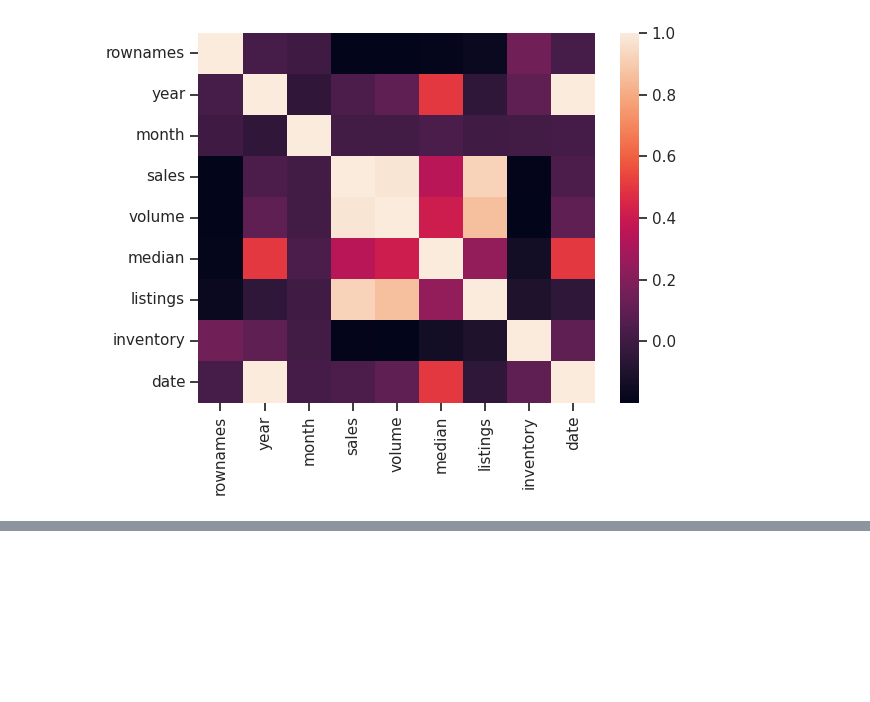
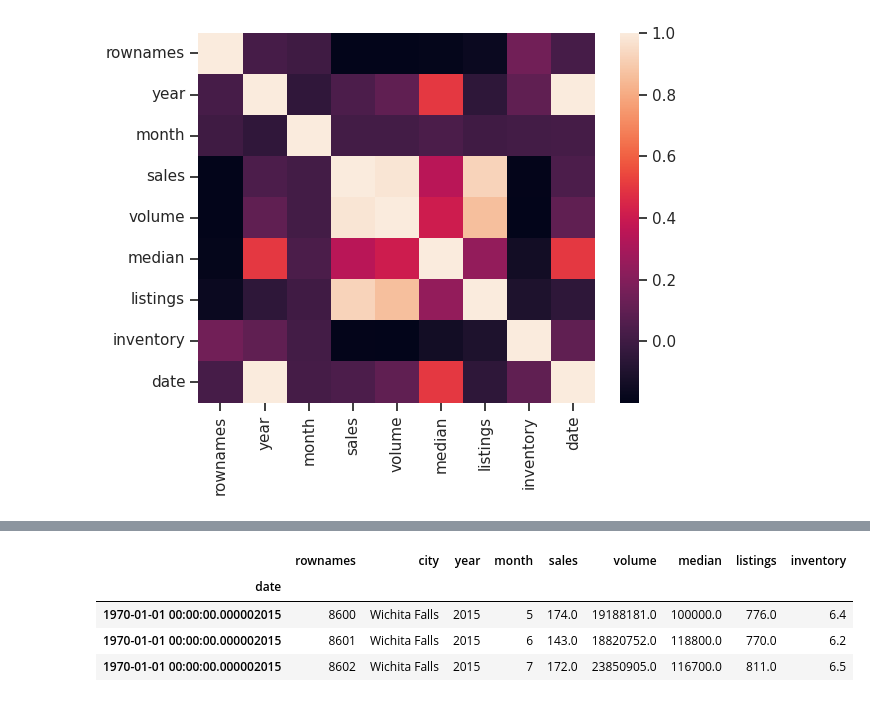
Before and after one commit to Abiramibeeyou/Exploratory-Data-Analysis, a Jupyter notebook: module2.ipynb, the cells around one changed output, grey strips where cells are left out. Cells and saved outputs as stored; diff of their text form; code cells hidden in the pictures; blank space fills up the shorter version.

```diff
--- a/module2.ipynb
+++ b/module2.ipynb
@@ -1208,0 +1418,3 @@ sns.heatmap(correlation,xticklabels=correlation.columns,
+# %%
+dtf['date'] = pd.to_datetime(dtf['date'])
+dtf.dtypes
@@ -1208,0 +1434,11 @@ sns.heatmap(correlation,xticklabels=correlation.columns,
+# %%
+
+#6. Let's next change the index of our dataframe to the Date column
+dtf = dtf.set_index('date')
+dtf.tail(3)
+# %% [output]
+|  | rownames | city | year | month | sales | volume | median | listings | inventory |
+| date |  |  |  |  |  |  |  |  |  |
+| 1970-01-01 00:00:00.000002015 | 8600 | Wichita Falls | 2015 | 5 | 174.0 | 19188181.0 | 100000.0 | 776.0 | 6.4 |
+| 1970-01-01 00:00:00.000002015 | 8601 | Wichita Falls | 2015 | 6 | 143.0 | 18820752.0 | 118800.0 | 770.0 | 6.2 |
+| 1970-01-01 00:00:00.000002015 | 8602 | Wichita Falls | 2015 | 7 | 172.0 | 23850905.0 | 116700.0 | 811.0 | 6.5 |
```
Also changed, not shown: parts of 28 cells of this notebook.
